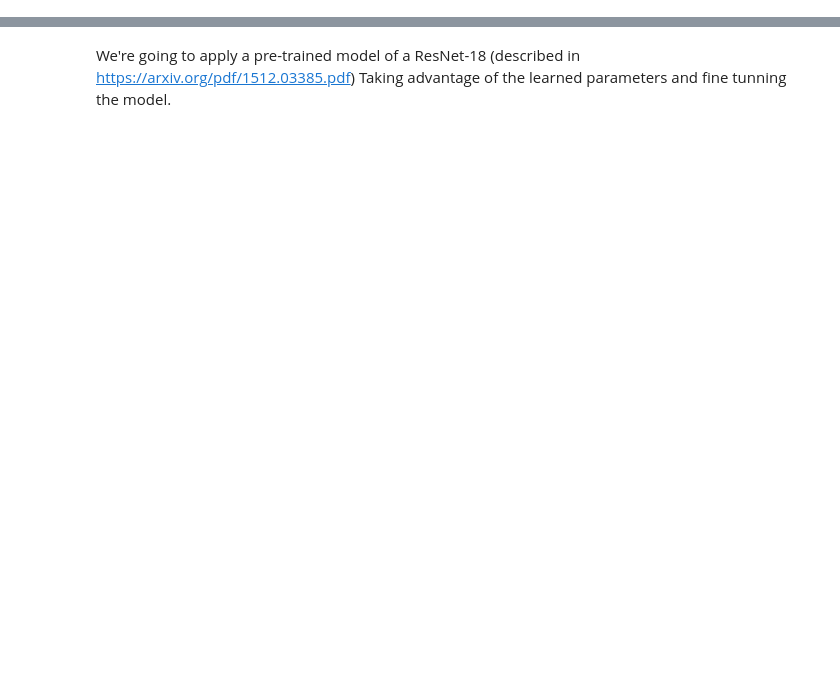
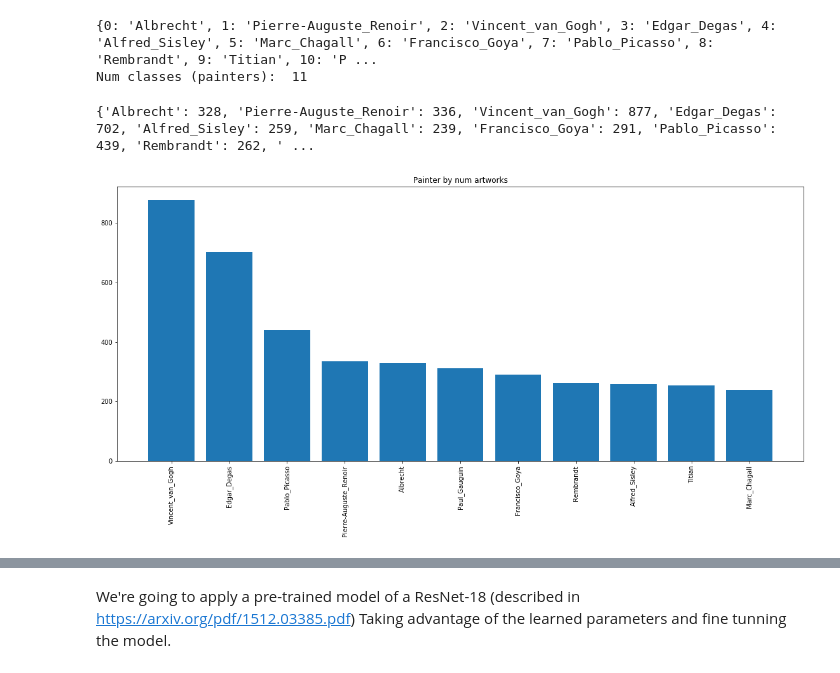
Before and after one commit to elisiojsj/Artworks_Classification, a Jupyter notebook: Artworks.ipynb, the cells around one changed output, grey strips where cells are left out. Saved outputs shown, nothing was run; the diff lists cells and outputs as text; code cells hidden in the pictures; blank space fills up the shorter version.

Commit message:
added filter by size of the amount of artwork and model statistics

```diff
--- a/Artworks.ipynb
+++ b/Artworks.ipynb
@@ -56,15 +79,14 @@ transform = transforms.Compose([
     transforms.Resize((200,200)),
     transforms.ToTensor()])
 
-dataset = WorksofArt(img_dir='data/resized/', transform=transform)
+dataset = WorksofArt(img_dir='data/resized/', transform=transform, filter_by_size=True)
 
 
 # split dataset
-train_size = int(0.8 * len(dataset))
-test_size = int(0.1 * len(dataset))
-val_size = len(dataset) - train_size - test_size
+train_size = int(0.9 * len(dataset))
+val_size = len(dataset) - train_size
 
-train_data, val_data, test_data = torch.utils.data.random_split(dataset, [train_size, val_size, test_size])
+train_data, val_data = torch.utils.data.random_split(dataset, [train_size, val_size])
 # %%
 # checking data
 print(type(train_data))
@@ -72,4 +97,7 @@ print(train_data[0][0].shape)
 # %%
 classes = dataset.num_to_painter
 print(classes)
-print(len(classes))
+print("Num classes (painters): ", len(classes))
+# %% [output]
+{0: 'Albrecht', 1: 'Pierre-Auguste_Renoir', 2: 'Vincent_van_Gogh', 3: 'Edgar_Degas', 4: 'Alfred_Sisley', 5: 'Marc_Chagall', 6: 'Francisco_Goya', 7: 'Pablo_Picasso', 8: 'Rembrandt', 9: 'Titian', 10: 'P ...
+Num classes (painters):  11
@@ -78 +104,19 @@ print(classes[0])
+# %%
+# artworks by painter on the dataset
+artworks = dataset.samples_p_name
+print(artworks)
+# %% [output]
+{'Albrecht': 328, 'Pierre-Auguste_Renoir': 336, 'Vincent_van_Gogh': 877, 'Edgar_Degas': 702, 'Alfred_Sisley': 259, 'Marc_Chagall': 239, 'Francisco_Goya': 291, 'Pablo_Picasso': 439, 'Rembrandt': 262, ' ...
+# %%
+# sort by number of artworks
+artworks = {k: v for k, v in sorted(artworks.items(), key=lambda item: item[1], reverse=True)}
+
+fig = plt.figure(figsize=(15,6))
+ax = fig.add_axes([0,0,1,1])
+ax.bar(artworks.keys(), artworks.values())
+plt.title('Painter by num artworks')
+plt.xticks(rotation = 90)
+plt.show()
+# %% [output]
+[figure, added]
 # %%
```
Also changed, not shown: parts of 13 cells of this notebook.
